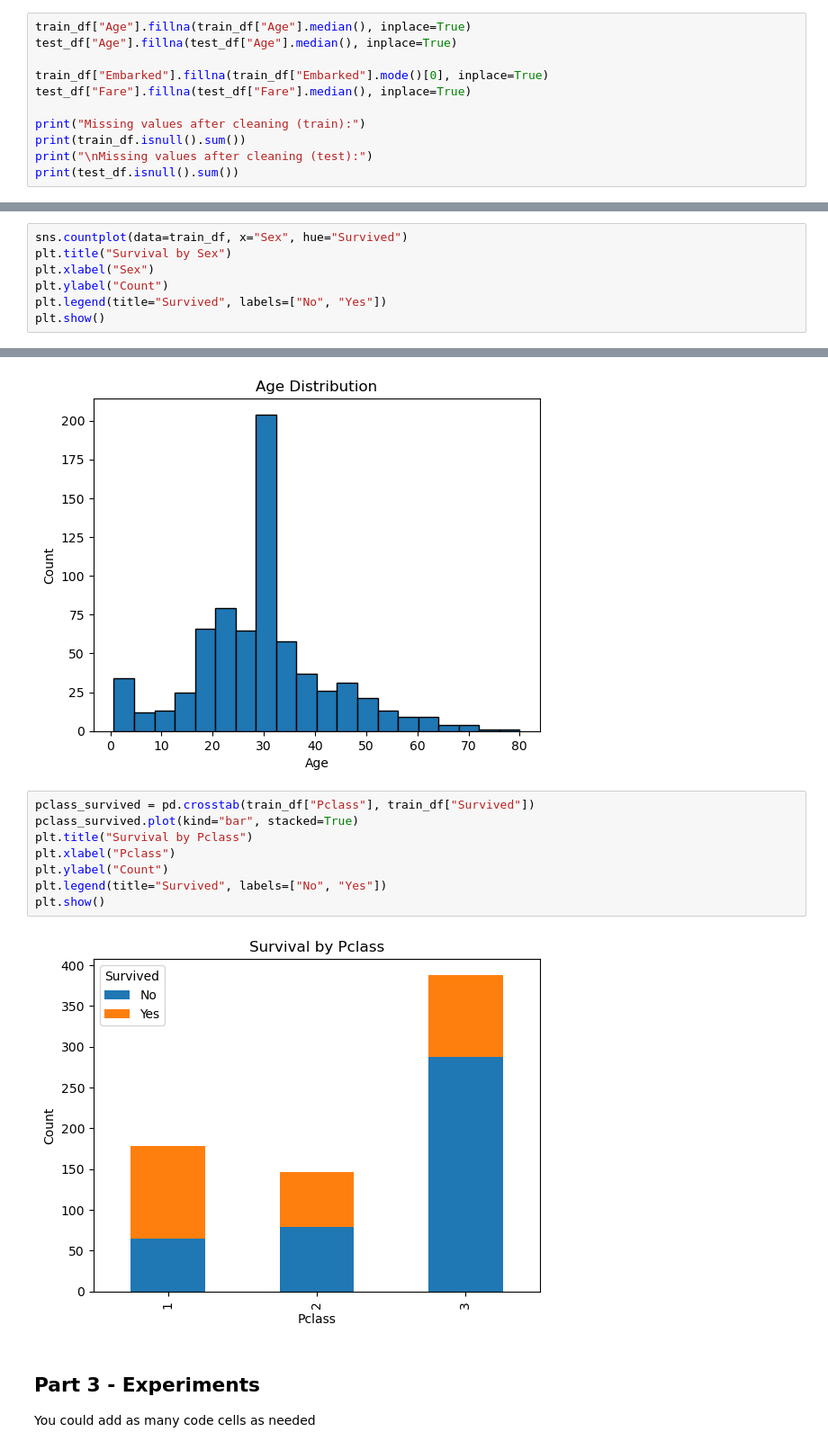
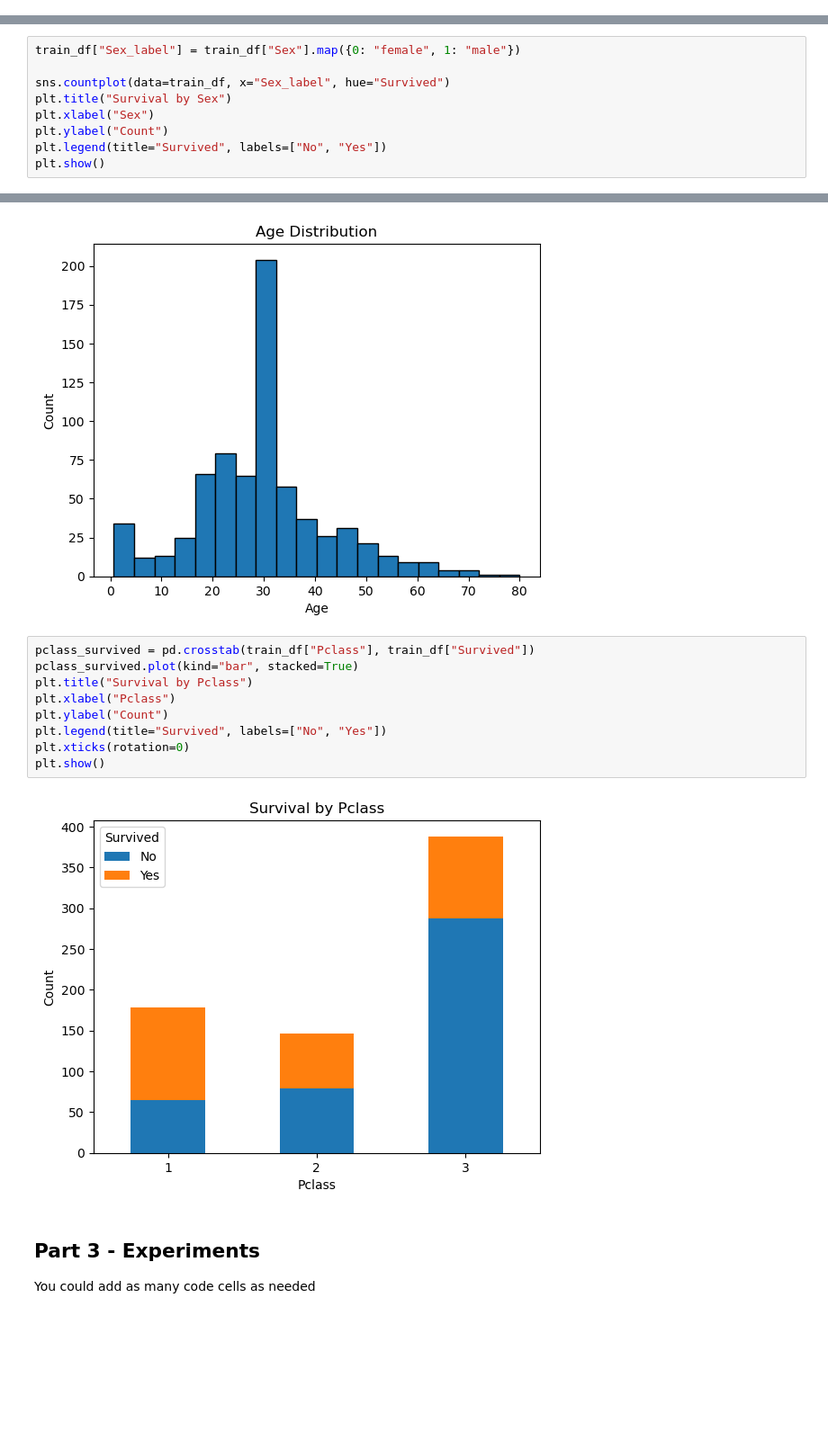
Before and after one commit to romanPilnik/Assingment2_ML, a Jupyter notebook: Assignment 2/Assignment2_supervised_learning_flow.ipynb, the cells around one changed output, grey strips where cells are left out. Shown at 90% size. Saved outputs shown, nothing was run; the diff lists cells and outputs as text; blank space fills up the shorter version.

```diff
--- a/Assignment 2/Assignment2_supervised_learning_flow.ipynb
+++ b/Assignment 2/Assignment2_supervised_learning_flow.ipynb
@@ -121,14 +121,3 @@ Fare        0
 Embarked    0
 Survived    0
 dtype: int64
-# %%
-train_df["Age"].fillna(train_df["Age"].median(), inplace=True)
-test_df["Age"].fillna(test_df["Age"].median(), inplace=True)
-
-train_df["Embarked"].fillna(train_df["Embarked"].mode()[0], inplace=True)
-test_df["Fare"].fillna(test_df["Fare"].median(), inplace=True)
-
-print("Missing values after cleaning (train):")
-print(train_df.isnull().sum())
-print("\nMissing values after cleaning (test):")
-print(test_df.isnull().sum())
@@ -170,5 +124,7 @@ For example, when doing 'df[col].method(value, inplace=True)', try using 'df.met
 # %%
-sns.countplot(data=train_df, x="Sex", hue="Survived")
+train_df["Sex_label"] = train_df["Sex"].map({0: "female", 1: "male"})
+
+sns.countplot(data=train_df, x="Sex_label", hue="Survived")
 plt.title("Survival by Sex")
 plt.xlabel("Sex")
 plt.ylabel("Count")
@@ -187,13 +143,14 @@ plt.show()
 # %%
 pclass_survived = pd.crosstab(train_df["Pclass"], train_df["Survived"])
 pclass_survived.plot(kind="bar", stacked=True)
 plt.title("Survival by Pclass")
 plt.xlabel("Pclass")
 plt.ylabel("Count")
 plt.legend(title="Survived", labels=["No", "Yes"])
+plt.xticks(rotation=0)
 plt.show()
 # %% [output]
-[figure, old version]
+[figure, new version]
 # %% [markdown]
 ## Part 3 - Experiments
 You could add as many code cells as needed
```
Also changed, not shown: parts of 6 cells of this notebook.
